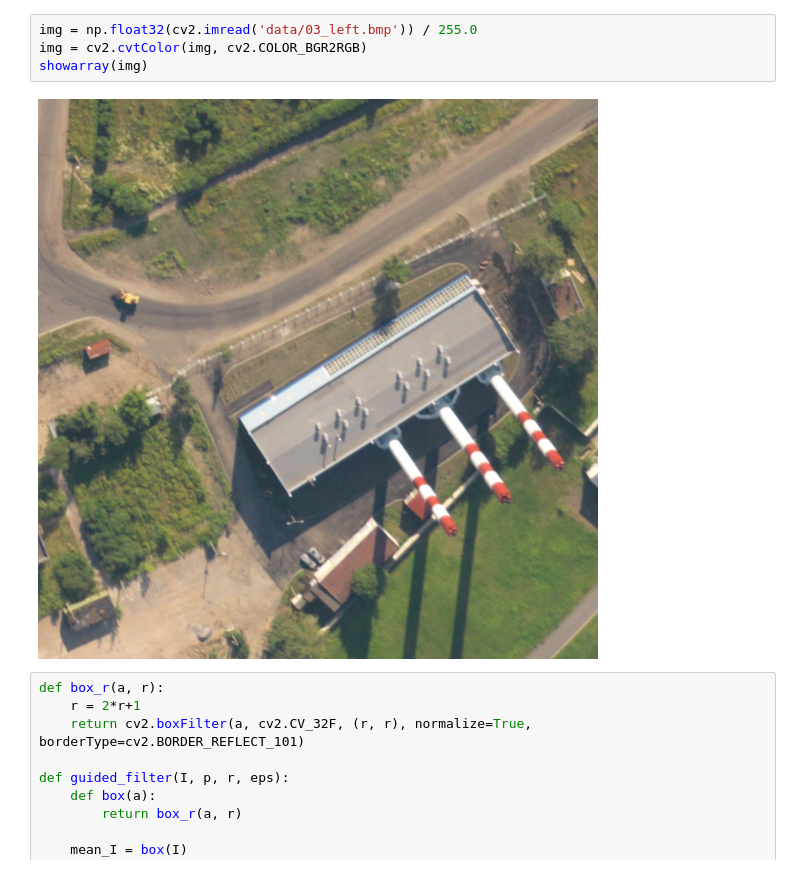
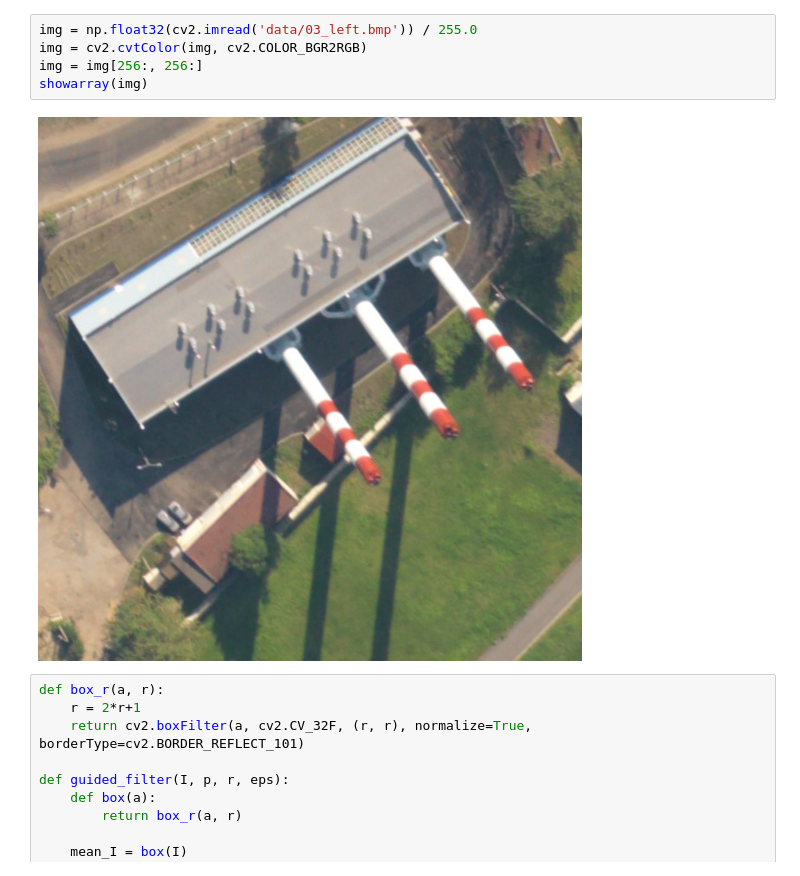
Before and after one commit to znah/notebooks, a Jupyter notebook: guided.ipynb, the cells around one changed output. Saved outputs shown, nothing was run; the diff lists cells and outputs as text.

```diff
--- a/guided.ipynb
+++ b/guided.ipynb
@@ -8,9 +5,10 @@ The cythonmagic extension is already loaded. To reload it, use:
 # %%
 img = np.float32(cv2.imread('data/03_left.bmp')) / 255.0
 img = cv2.cvtColor(img, cv2.COLOR_BGR2RGB)
+img = img[256:, 256:]
 showarray(img)
 # %% [output]
-[figure, old version]
+[figure, new version]
 # %%
 def box_r(a, r):
     r = 2*r+1
```
Also changed, not shown: parts of 9 cells of this notebook, 4 other files.
